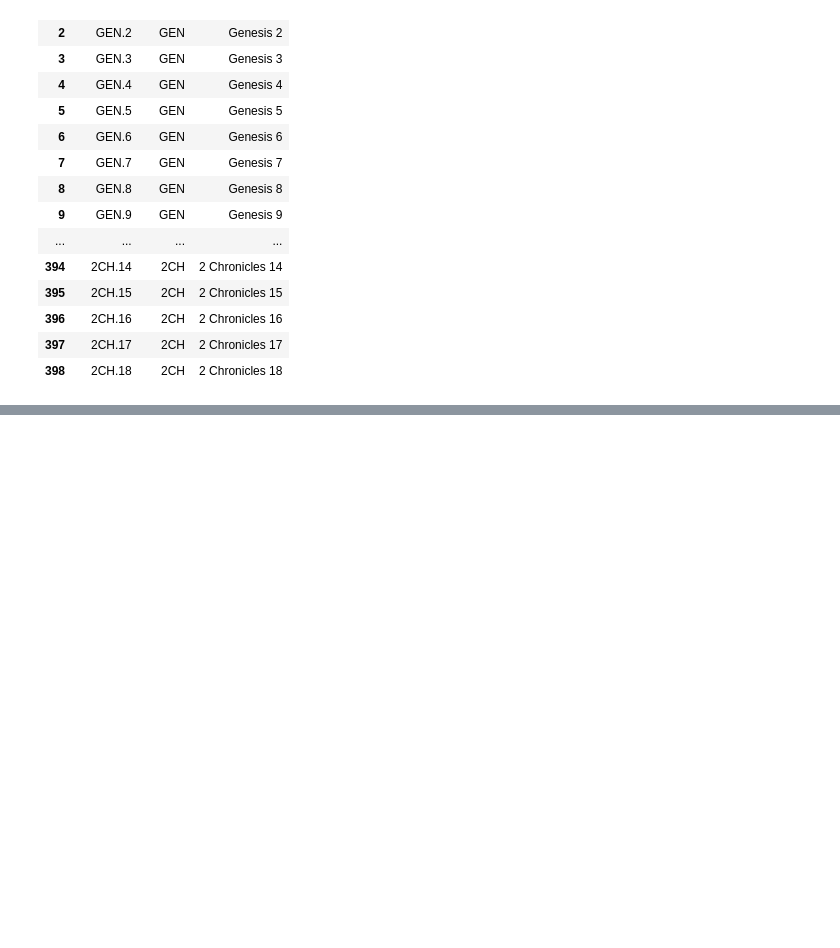
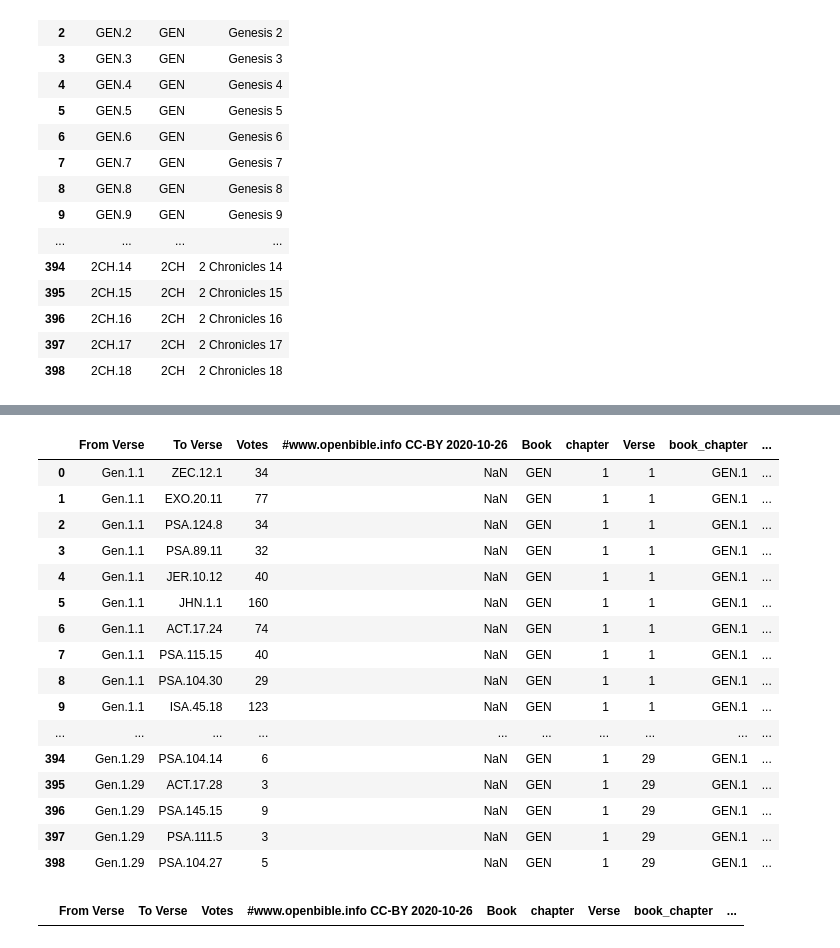
Before and after one commit to danielq1985/BibleAppPublic, a Jupyter notebook: notebooks/create df.ipynb, the cells around one changed output, grey strips where cells are left out. Cells and saved outputs as stored; diff of their text form; code cells hidden in the pictures; blank space fills up the shorter version.

```diff
--- a/notebooks/create df.ipynb
+++ b/notebooks/create df.ipynb
@@ -108,0 +205,27 @@ pd.set_option('display.max_colwidth', -1)  # or 199
+# %%
+dff["to_verse"] = dff.to2_verse.fillna('')
+# %%
+tt = dff[dff["To Verse"].str.contains("-")]
+tt
+for item in tt:
+    dff['To Verse'] = dff['To Verse'].str.split('-').str[0]
+# %%
+dff.head(1000)
+# %% [output]
+|  | From Verse | To Verse | Votes | #www.openbible.info CC-BY 2020-10-26 | Book | chapter | Verse | book_chapter | ... |
+| 0 | Gen.1.1 | ZEC.12.1 | 34 | NaN | GEN | 1 | 1 | GEN.1 | ... |
+| 1 | Gen.1.1 | EXO.20.11 | 77 | NaN | GEN | 1 | 1 | GEN.1 | ... |
+| 2 | Gen.1.1 | PSA.124.8 | 34 | NaN | GEN | 1 | 1 | GEN.1 | ... |
+| 3 | Gen.1.1 | PSA.89.11 | 32 | NaN | GEN | 1 | 1 | GEN.1 | ... |
+| 4 | Gen.1.1 | JER.10.12 | 40 | NaN | GEN | 1 | 1 | GEN.1 | ... |
+| 5 | Gen.1.1 | JHN.1.1 | 160 | NaN | GEN | 1 | 1 | GEN.1 | ... |
+| 6 | Gen.1.1 | ACT.17.24 | 74 | NaN | GEN | 1 | 1 | GEN.1 | ... |
+| 7 | Gen.1.1 | PSA.115.15 | 40 | NaN | GEN | 1 | 1 | GEN.1 | ... |
+| 8 | Gen.1.1 | PSA.104.30 | 29 | NaN | GEN | 1 | 1 | GEN.1 | ... |
+| 9 | Gen.1.1 | ISA.45.18 | 123 | NaN | GEN | 1 | 1 | GEN.1 | ... |
+| ... | ... | ... | ... | ... | ... | ... | ... | ... | ... |
+| 394 | Gen.1.29 | PSA.104.14 | 6 | NaN | GEN | 1 | 29 | GEN.1 | ... |
+| 395 | Gen.1.29 | ACT.17.28 | 3 | NaN | GEN | 1 | 29 | GEN.1 | ... |
+| 396 | Gen.1.29 | PSA.145.15 | 9 | NaN | GEN | 1 | 29 | GEN.1 | ... |
+| 397 | Gen.1.29 | PSA.111.5 | 3 | NaN | GEN | 1 | 29 | GEN.1 | ... |
+| 398 | Gen.1.29 | PSA.104.27 | 5 | NaN | GEN | 1 | 29 | GEN.1 | ... |
@@ -108,0 +236,7 @@ pd.set_option('display.max_colwidth', -1)  # or 199
+# %%
+tttt = dff[dff["to_verse"].isnull()]
+for item in tttt:
+    dff["To Verse"]
+tttt.head()
+# %% [output]
+|  | From Verse | To Verse | Votes | #www.openbible.info CC-BY 2020-10-26 | Book | chapter | Verse | book_chapter | ... |
```
Also changed, not shown: parts of 23 cells of this notebook.
